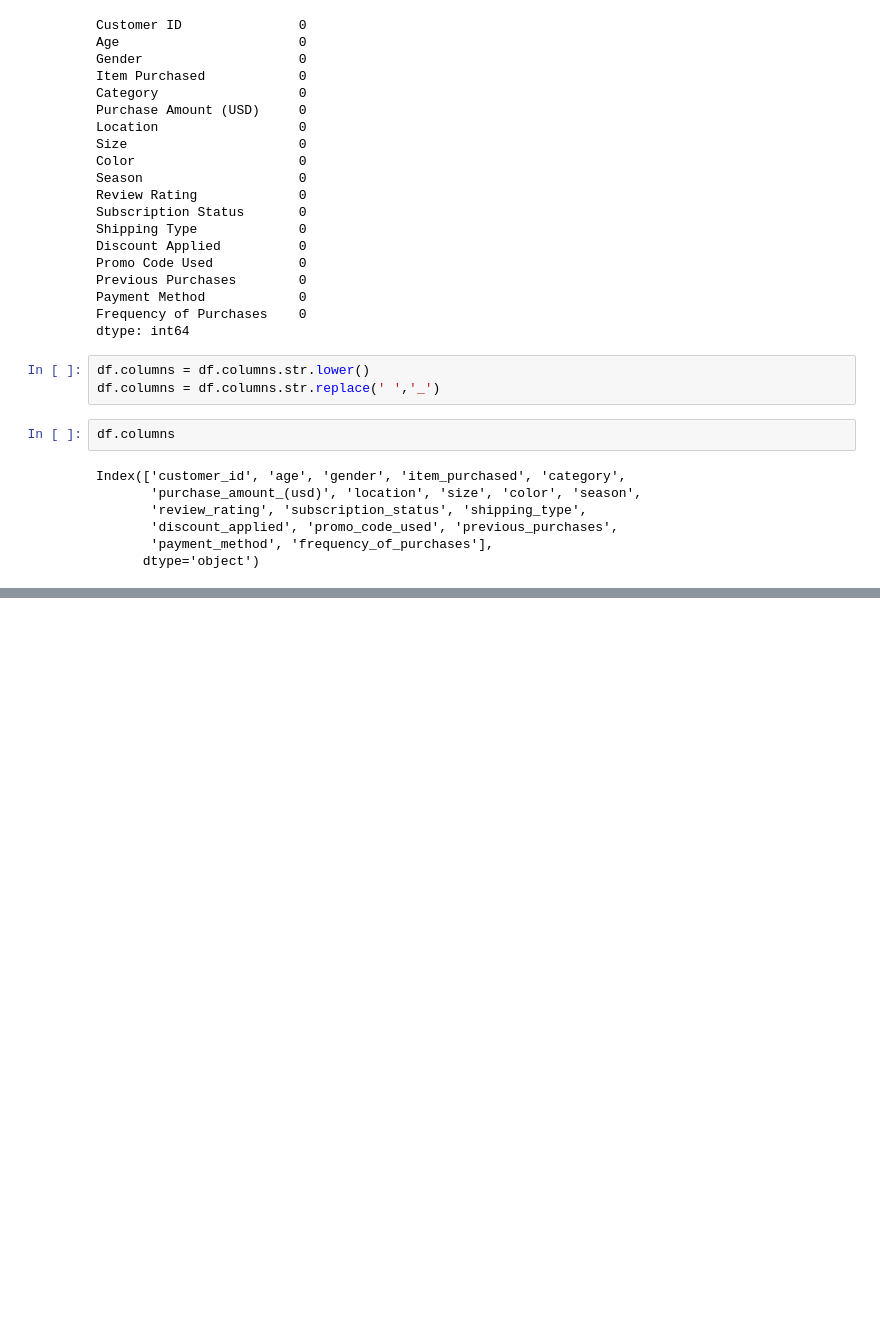
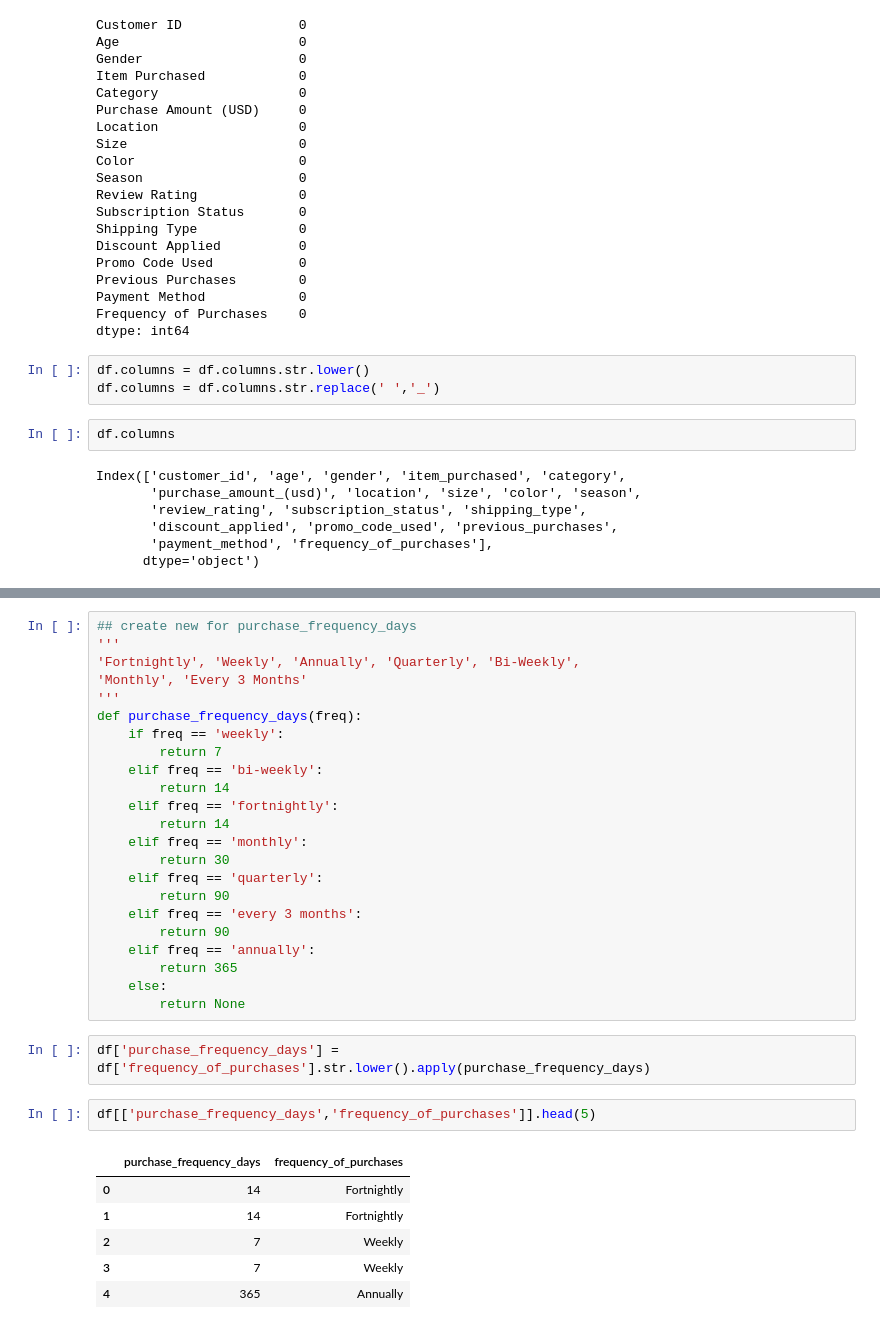
Before and after one commit to AbdullahUnaiz99/customer-shopping-behaviour-data-analytics, a Jupyter notebook: customer.ipynb, the cells around one changed output, grey strips where cells are left out. Saved outputs shown, nothing was run; the diff lists cells and outputs as text; blank space fills up the shorter version.

```diff
--- a/customer.ipynb
+++ b/customer.ipynb
@@ -109,0 +157,34 @@ Index(['customer_id', 'age', 'gender', 'item_purchased', 'category',
+# %%
+## create new for purchase_frequency_days
+'''
+'Fortnightly', 'Weekly', 'Annually', 'Quarterly', 'Bi-Weekly',
+'Monthly', 'Every 3 Months'
+'''
+def purchase_frequency_days(freq):
+    if freq == 'weekly':
+        return 7
+    elif freq == 'bi-weekly':
+        return 14
+    elif freq == 'fortnightly':
+        return 14
+    elif freq == 'monthly':
+        return 30
+    elif freq == 'quarterly':
+        return 90
+    elif freq == 'every 3 months':
+        return 90
+    elif freq == 'annually':
+        return 365
+    else:
+        return None
+# %%
+df['purchase_frequency_days'] = df['frequency_of_purchases'].str.lower().apply(purchase_frequency_days)
+# %%
+df[['purchase_frequency_days','frequency_of_purchases']].head(5)
+# %% [output]
+|  | purchase_frequency_days | frequency_of_purchases |
+| 0 | 14 | Fortnightly |
+| 1 | 14 | Fortnightly |
+| 2 | 7 | Weekly |
+| 3 | 7 | Weekly |
+| 4 | 365 | Annually |
```
Also changed, not shown: parts of 8 cells of this notebook, 1 other file.
